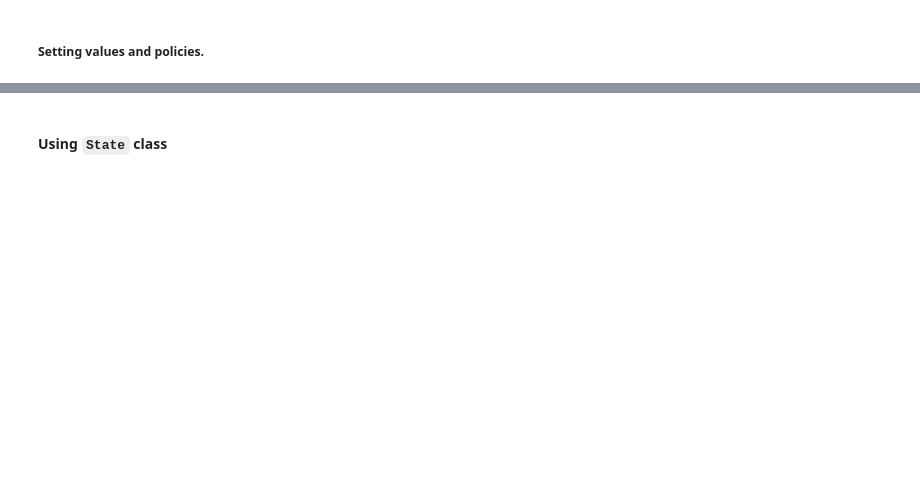
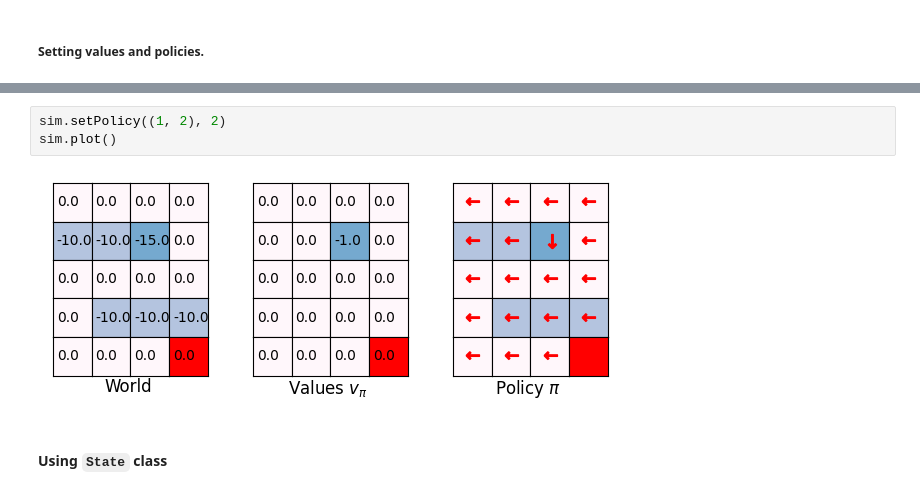
Before and after one commit to lukaszlewickii/Reinforcement-Learning, a Jupyter notebook: DP_empty.ipynb, the cells around one changed output, grey strips where cells are left out. Cells and saved outputs as stored; diff of their text form; blank space fills up the shorter version.

```diff
--- a/DP_empty.ipynb
+++ b/DP_empty.ipynb
@@ -75,2 +91,7 @@ Let's see how it works
+# %%
+sim.setPolicy((1, 2), 2)
+sim.plot()
+# %% [output]
+[figure, added]
 # %% [markdown]
 #### Using `State` class
```
Also changed, not shown: parts of 8 cells of this notebook.
